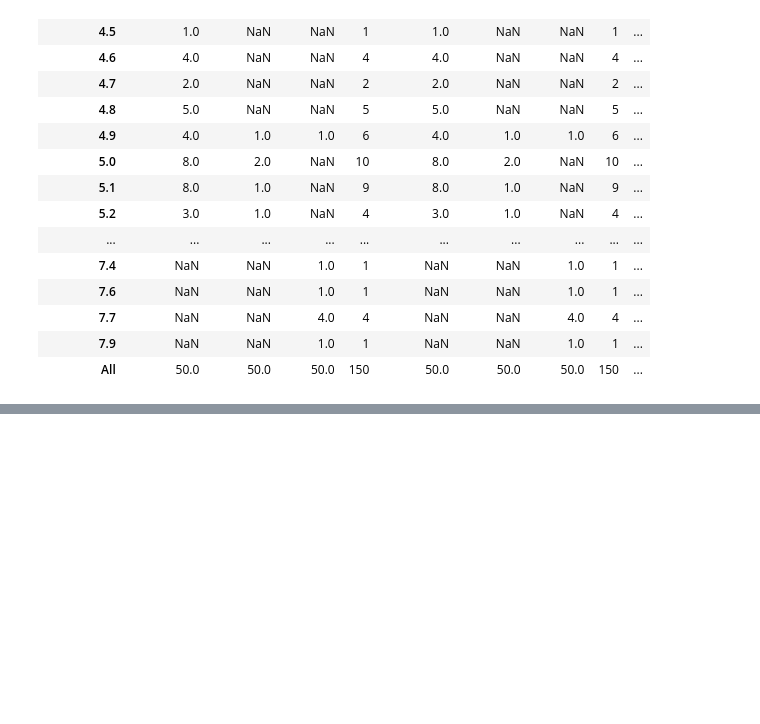
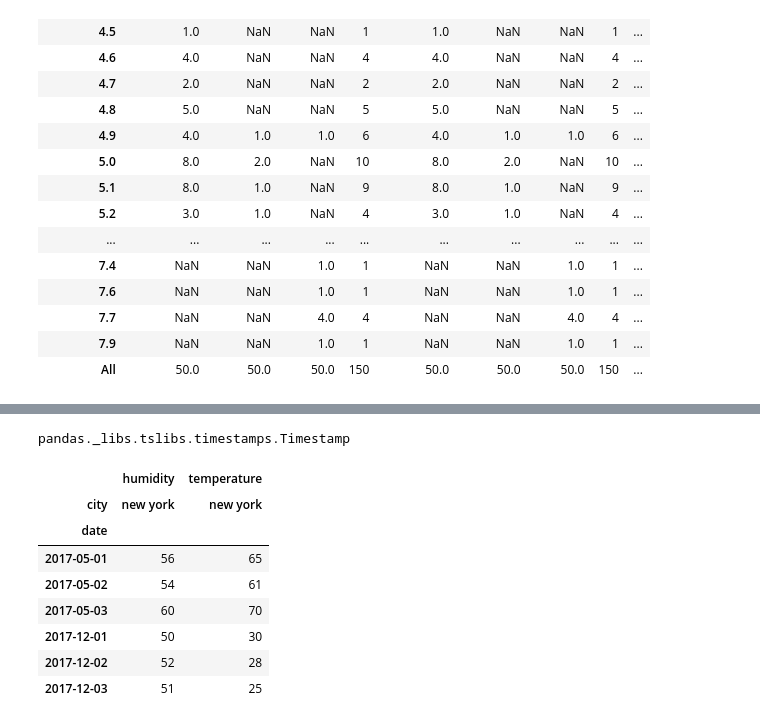
Before and after one commit to varunrhebbar/Python-programs, a Jupyter notebook: pandas-3.ipynb, the cells around one changed output, grey strips where cells are left out. Saved outputs shown, nothing was run; the diff lists cells and outputs as text; code cells hidden in the pictures; blank space fills up the shorter version.

```diff
--- a/pandas-3.ipynb
+++ b/pandas-3.ipynb
@@ -98,0 +110,19 @@ df.pivot_table(index="sepal.length",columns="variety",aggfunc="count",margins="T
+# %%
+df['date']=pd.to_datetime(df['date'])
+type(df)
+type(df['date'][0])
+type(df['city'][0])
+# %% [output]
+pandas._libs.tslibs.timestamps.Timestamp
+# %%
+df.pivot_table(index=pd.Grouper(key='date'),columns="city")
+# %% [output]
+|  | humidity | temperature |
+| city | new york | new york |
+| date |  |  |
+| 2017-05-01 | 56 | 65 |
+| 2017-05-02 | 54 | 61 |
+| 2017-05-03 | 60 | 70 |
+| 2017-12-01 | 50 | 30 |
+| 2017-12-02 | 52 | 28 |
+| 2017-12-03 | 51 | 25 |
```
Also changed, not shown: parts of 2 cells of this notebook.
